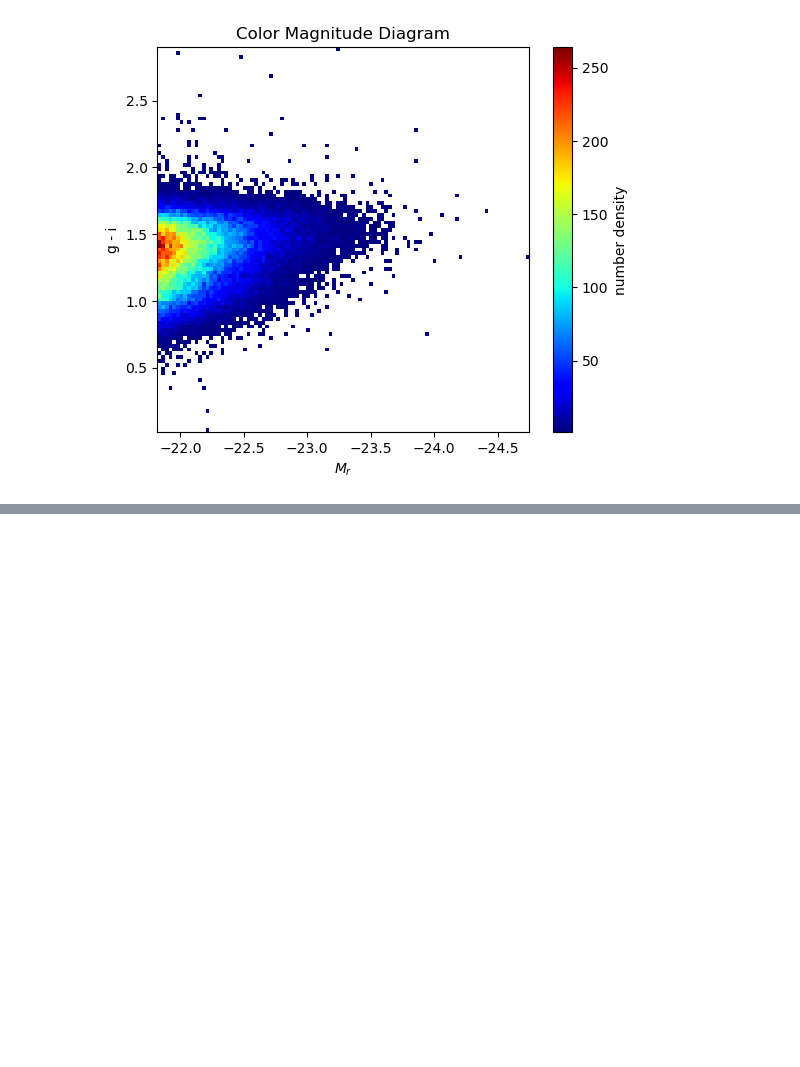
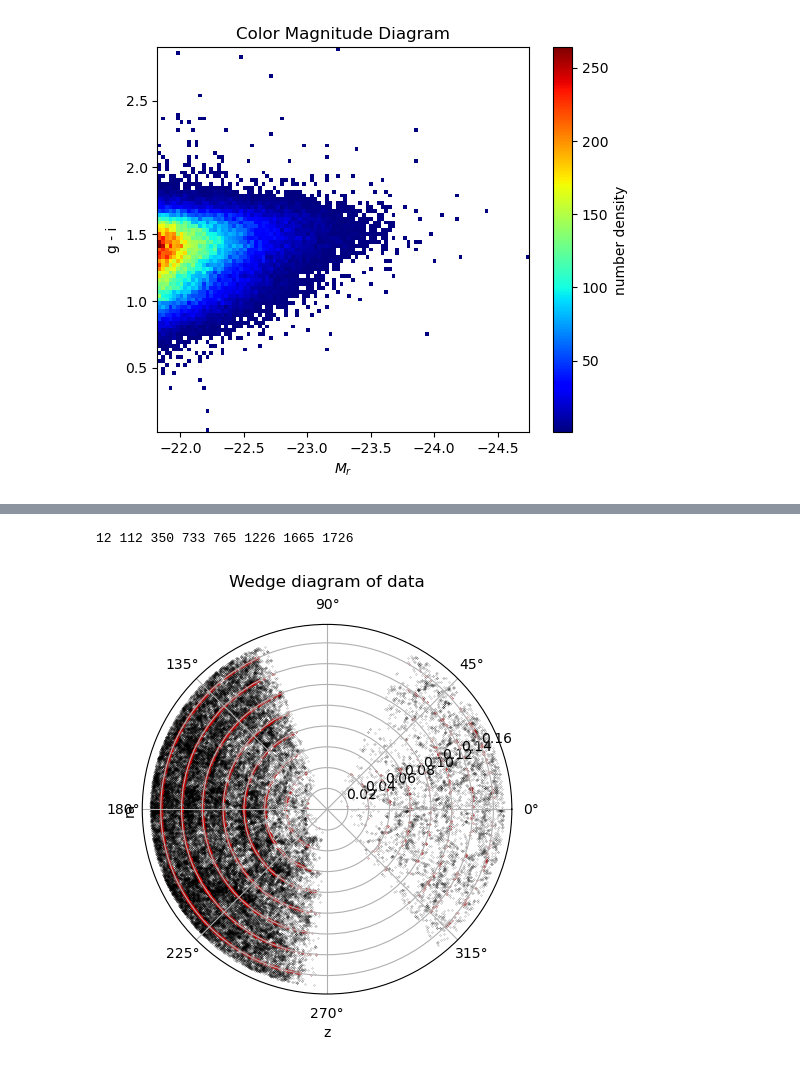
Before and after one commit to Dotoria/GU2_TP, a Jupyter notebook: TP_JSH/Test2_binning.ipynb, the cells around one changed output, grey strips where cells are left out. Drawn from its saved outputs; the diff is of its cells as text; code cells hidden in the pictures; blank space fills up the shorter version.

```diff
--- a/TP_JSH/Test2_binning.ipynb
+++ b/TP_JSH/Test2_binning.ipynb
@@ -285,0 +303,33 @@ plt.show()
+# %%
+z = data['z']
+
+binned = [0.02, 0.04, 0.06, 0.08, 0.10, 0.12, 0.14, 0.16]
+binning = 0.001
+for i in binned:
+    z_1 = z > i - binning
+    z_2 = z < i + binning
+    z_t = z_1 & z_2
+    globals()['z{}_bin'.format(int(i * 100))] = z_t
+    globals()['z{}'.format(int(i * 100))] = data[z_t]
+
+print(len(z2), len(z4), len(z6), len(z8), len(z10), len(z12), len(z14), len(z16))
+# %% [output]
+12 112 350 733 765 1226 1665 1726
+# %%
+fig = plt.figure()
+ax = fig.add_subplot(projection='polar')
+c = ax.scatter(ra * np.pi / 180, z, marker='.', color='black', s=0.1, alpha=0.75)
+for i in binned:
+    ax.scatter(ra[globals()['z{}_bin'.format(int(i * 100))]] * np.pi / 180, z[globals()['z{}_bin'.format(int(i * 100))]],
+               marker='.', color='red', s=0.1, alpha=0.75, label=f'z = {i}')
+
+# ax.set_rmin(0.00)
+# ax.set_rmax(0.10)
+
+ax.set_xlabel("z")
+ax.set_ylabel("ra")
+ax.set_title("Wedge diagram of data", va='bottom')
+# plt.legend()
+plt.show()
+# %% [output]
+[figure, added]
```
Also changed, not shown: parts of 2 cells of this notebook.
